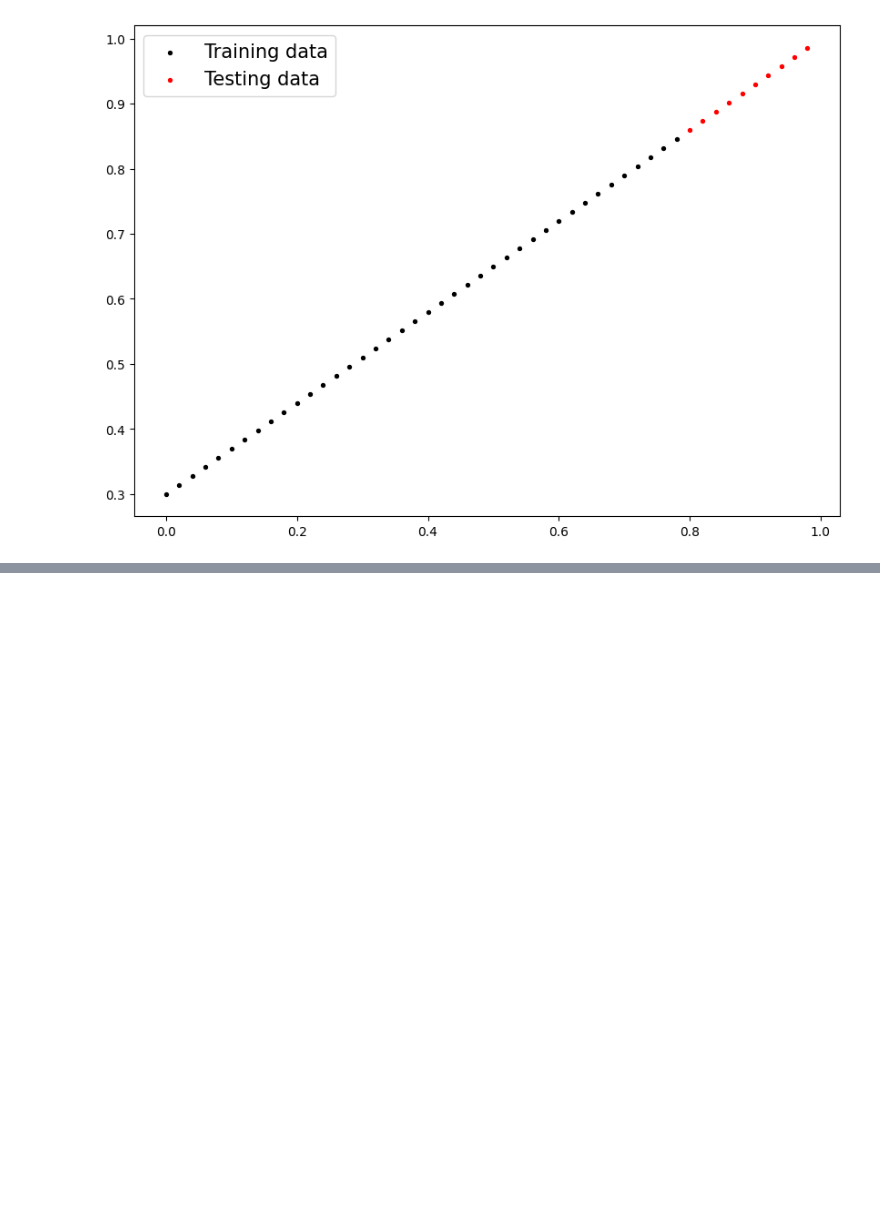
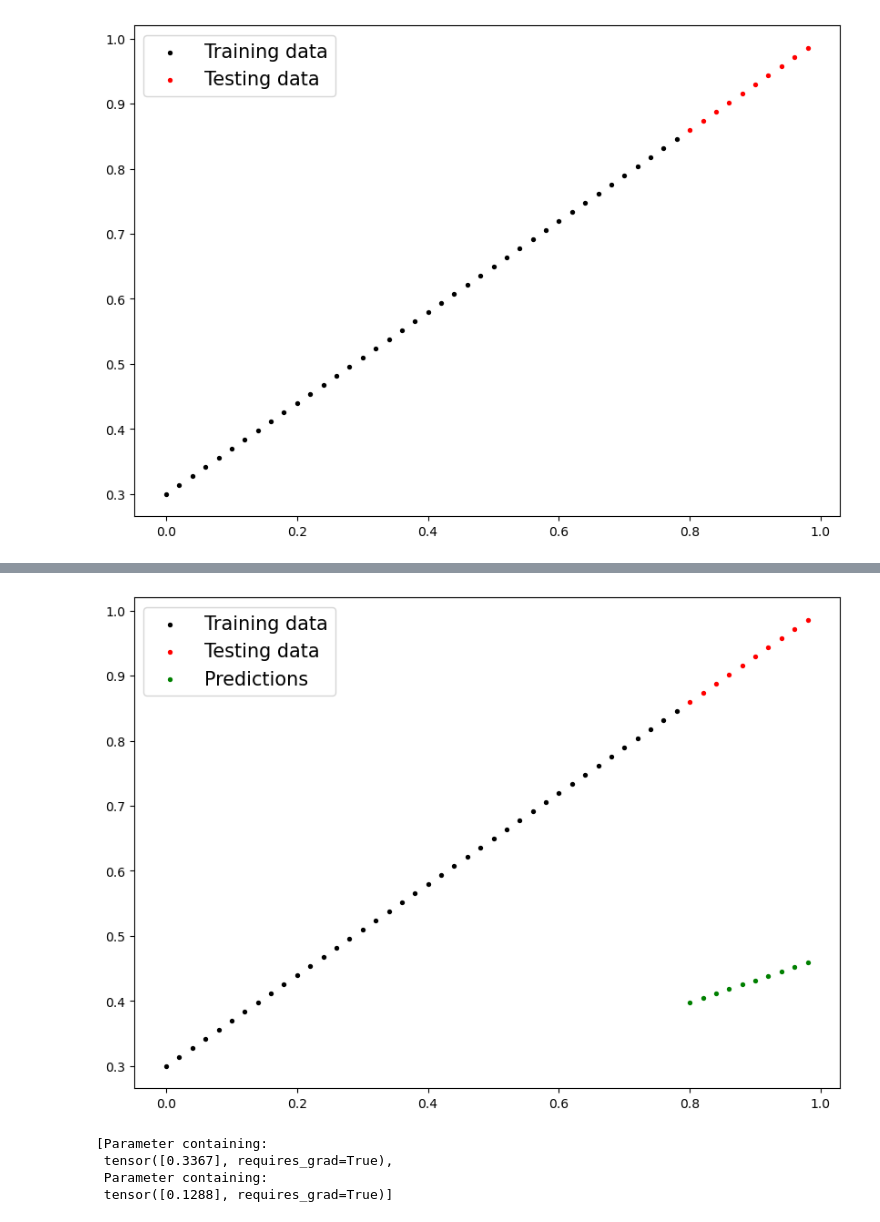
Before and after one commit to sinayassari/ai-ml-dl-intro, a Jupyter notebook: example/01_pytorch_workflow.ipynb, the cells around one changed output, grey strips where cells are left out. Drawn from its saved outputs; the diff is of its cells as text; code cells hidden in the pictures; blank space fills up the shorter version.

Commit message:
Implement first model and train it

```diff
--- a/example/01_pytorch_workflow.ipynb
+++ b/example/01_pytorch_workflow.ipynb
@@ -4,0 +1,13 @@ import matplotlib.pyplot as plt
+# %%
+import torch
+from torch import nn
+import matplotlib.pyplot as plt
+import numpy as np
+
+import torch
+if torch.backends.mps.is_available():
+    mps_device = torch.device("mps")
+    x = torch.ones(1, device=mps_device)
+    print (x)
+else:
+    print ("MPS device not found.")
@@ -92,7 +103,7 @@ plot_predictions();
 from torch import nn
 
 class LinearRegressionModel(nn.Module):
-  def __init__(self, weights, bias):
+  def __init__(self):
     super().__init__()
     self.weights = nn.Parameter(torch.randn(1,
                                            requires_grad=True,
@@ -100,6 +111,12 @@ class LinearRegressionModel(nn.Module):
     self.bias = nn.Parameter(torch.randn(1,
                                          requires_grad=True,
                                          dtype=torch.float))
-    #Forward method to define the computations in model
-    def forward(self, x: torch.Tensor) -> torch.Tensor:
-      return self.weight * x + self.bias
+  #Forward method to define the computations in model
+  def forward(self, x: torch.Tensor) -> torch.Tensor:
+    return self.weights * x + self.bias
+# %%
+torch.manual_seed(42)
+
+#Create an instance of the model
+model_0 = LinearRegressionModel()
+list(model_0.parameters())
@@ -105,0 +128,4 @@ class LinearRegressionModel(nn.Module):
+# %%
+with torch.inference_mode():
+  y_preds = model_0(X_test)
+y_preds
@@ -105,0 +156,11 @@ class LinearRegressionModel(nn.Module):
+# %%
+plot_predictions(predictions=y_preds)
+# %% [output]
+[figure, added]
+# %%
+list(model_0.parameters())
+# %% [output]
+[Parameter containing:
+ tensor([0.3367], requires_grad=True),
+ Parameter containing:
+ tensor([0.1288], requires_grad=True)]
```
Also changed, not shown: parts of 19 cells of this notebook, 3 other files.
